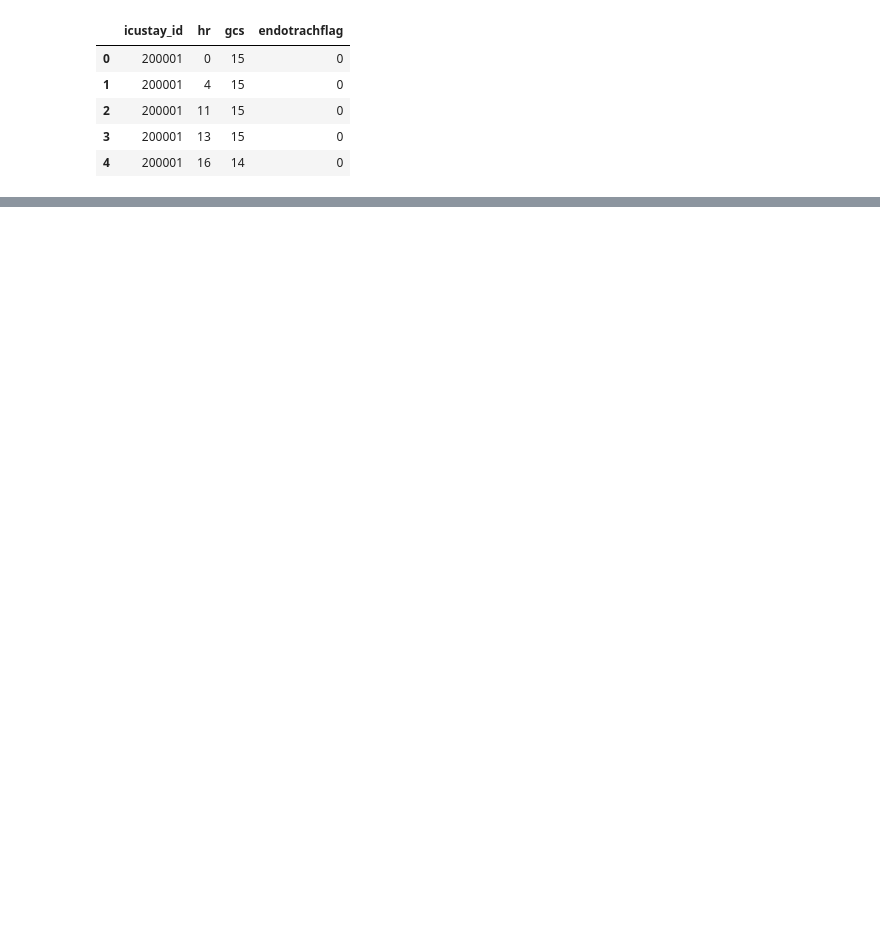
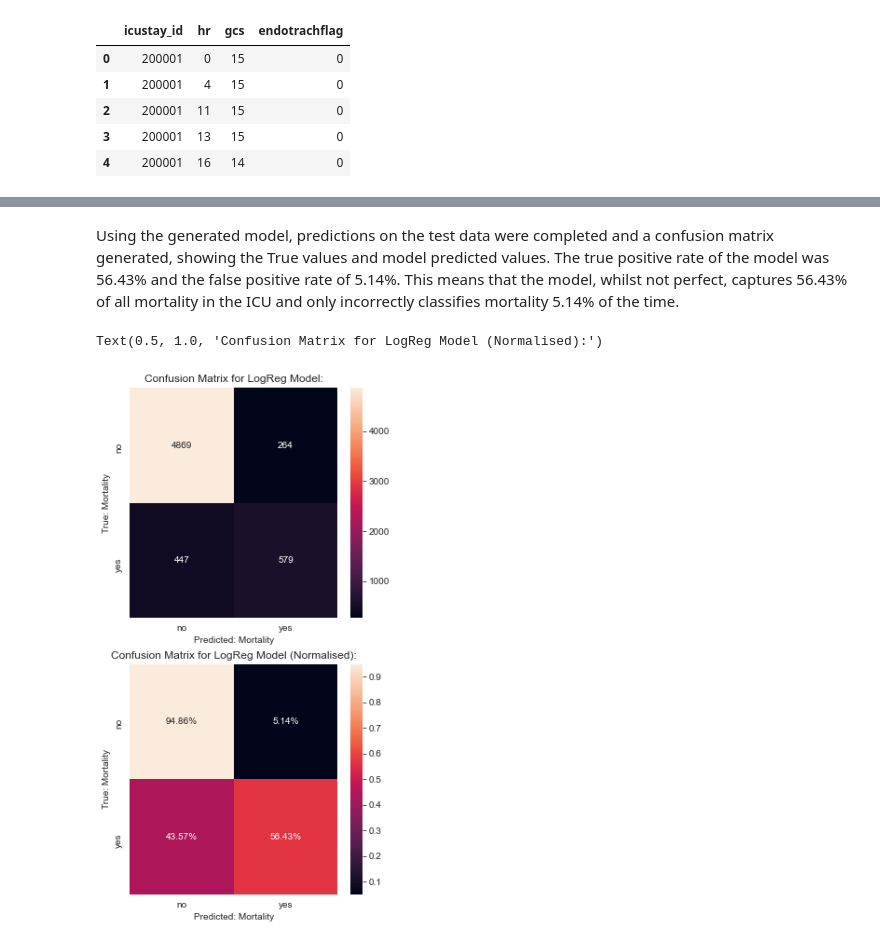
Before and after one commit to JoshyB14/Capstone_Project, a Jupyter notebook: capstone.ipynb, the cells around one changed output, grey strips where cells are left out. Saved outputs shown, nothing was run; the diff lists cells and outputs as text; code cells hidden in the pictures; blank space fills up the shorter version.

```diff
--- a/capstone.ipynb
+++ b/capstone.ipynb
@@ -421,0 +516,12 @@ master
+# %%
+# Split dataset into X and Y variables
+y = master['icu_expire_flag']
+X = master.drop(axis=1, columns=['icu_expire_flag','icustay_id'])
+
+# Using SMOTE to balance data and create 20% mortality
+smote = SMOTE(sampling_strategy=0.2,random_state=0)
+X_resample, y_resample = smote.fit_resample(X,y)
+
+# Train test split - 80% train, 20% test
+# Set random state for reproducability and stratify data to ensure same proportion of Y variables in each split
+X_train, X_test, y_train, y_test = train_test_split(X_resample, y_resample, test_size=0.2, random_state=0, stratify=y_resample)
@@ -421,0 +558,10 @@ master
+# %%
+# Assign Grid Search CV to the pipeline and hyperparameter grid
+grid_search_logistic = GridSearchCV(pipe_logistic, parameter_grid_logistic, cv=5, scoring='f1_weighted', n_jobs=-1)
+
+# Fit the grid search and pipeline
+grid_search_logistic.fit(X_train, y_train)
+
+# Print the best parameters found and best score found
+print("Best hyper-parameters for Logistic Regression: {}".format(grid_search_logistic.best_params_))
+print("Best cross-validation average f1-score for Logistic Regression: {:.3f}".format(grid_search_logistic.best_score_))
@@ -421,0 +586,27 @@ master
+# %% [markdown]
+Using the generated model, predictions on the test data were completed and a confusion matrix generated, showing the True values and model predicted values. The true positive rate of the model was 56.43% and the false positive rate of 5.14%. This means that the model, whilst not perfect, captures 56.43% of all mortality in the ICU and only incorrectly classifies mortality 5.14% of the time.
+# %%
+# Predict on training
+y_pred_training = grid_search_logistic.predict(X_train)
+
+# Predict on test
+y_pred_test = grid_search_logistic.predict(X_test)
+# %%
+# Create confusion matrix to examine where and what the model is predicting
+confusion_logreg = confusion_matrix(y_test, y_pred_test)
+confusion_logreg_normalised = confusion_matrix(y_test, y_pred_test, normalize='true')
+figs, axes = plt.subplots(2, 1, figsize=(5, 10))
+sns.heatmap(confusion_logreg, annot=True, ax=axes[0], fmt='.0f')
+sns.heatmap(confusion_logreg_normalised, annot=True, ax=axes[1], fmt='.2%')
+
+# Labels
+for i in (0, 1):
+    axes[i].set_xlabel('Predicted: Mortality')
+    axes[i].set_ylabel('True: Mortality')
+    axes[i].xaxis.set_ticklabels(['no','yes'])
+    axes[i].yaxis.set_ticklabels(['no','yes'])
+axes[0].set_title('Confusion Matrix for LogReg Model:')
+axes[1].set_title('Confusion Matrix for LogReg Model (Normalised):')
+# %% [output]
+Text(0.5, 1.0, 'Confusion Matrix for LogReg Model (Normalised):')
+[figure, added]
```
Also changed, not shown: parts of 159 cells of this notebook.
